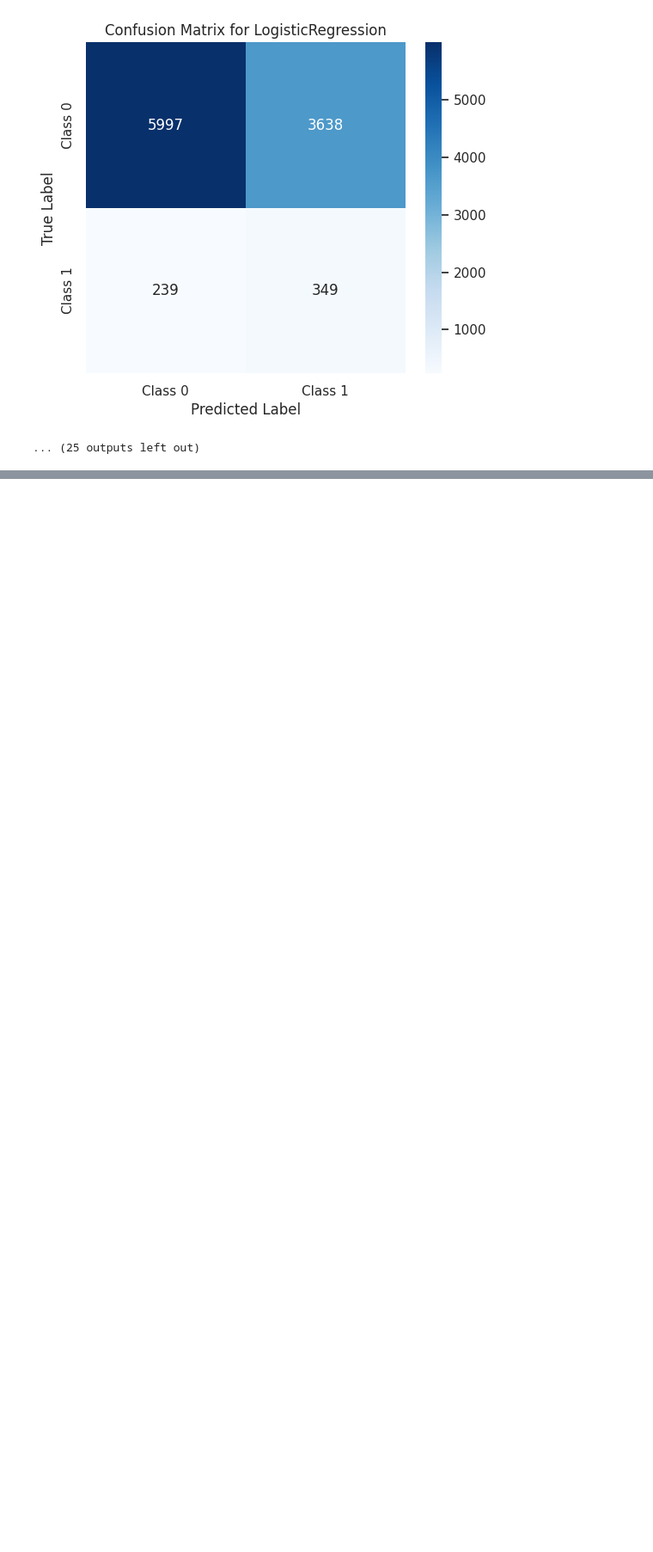
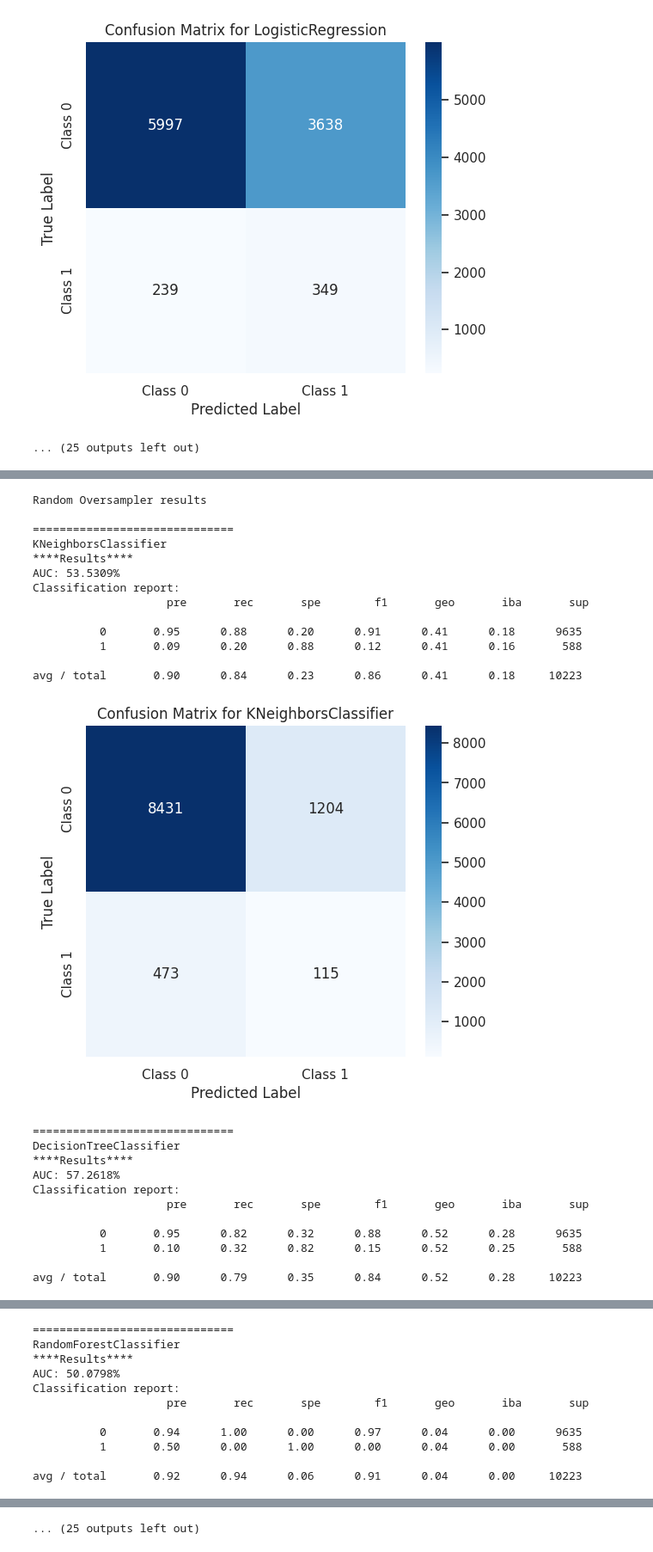
Before and after one commit to dev-69/MajorProject, a Jupyter notebook: OverSamplingNotebook.ipynb, the cells around one changed output, grey strips where cells are left out. Shown at 86% size. Drawn from its saved outputs; the diff is of its cells as text; code cells hidden in the pictures; blank space fills up the shorter version.

```diff
--- a/OverSamplingNotebook.ipynb
+++ b/OverSamplingNotebook.ipynb
@@ -871,0 +1223,42 @@ avg / total       0.91      0.62      0.60      0.72      0.61      0.37     102
+# %%
+def oversampling_results(X_ros, y_ros, X_smote, y_smote, X_adasyn, y_adasyn, X_test_vect, y_test):
+    """
+    Evaluate oversampling results using RandomOverSampler, SMOTE, and ADASYN.
+    """
+
+    print("Random Oversampler results \n")
+    classification(X_ros, y_ros, X_test_vect, y_test)
+
+    print("SMOTE results \n")
+    classification(X_smote, y_smote, X_test_vect, y_test)
+
+    print("ADASYN results \n")
+    classification(X_adasyn, y_adasyn, X_test_vect, y_test)
+# %%
+oversampling_results(X_ros, y_ros, X_smote, y_smote, X_adasyn, y_adasyn, X_test_vectors_word2vec, y_test)
+# %% [output]
+Random Oversampler results
+
+==============================
+KNeighborsClassifier
+****Results****
+AUC: 53.5309%
+Classification report:
+                    pre       rec       spe        f1       geo       iba       sup
+
+          0       0.95      0.88      0.20      0.91      0.41      0.18      9635
+          1       0.09      0.20      0.88      0.12      0.41      0.16       588
+
+avg / total       0.90      0.84      0.23      0.86      0.41      0.18     10223
+[figure, added]
+==============================
+DecisionTreeClassifier
+****Results****
+AUC: 57.2618%
+Classification report:
+                    pre       rec       spe        f1       geo       iba       sup
+
+          0       0.95      0.82      0.32      0.88      0.52      0.28      9635
+          1       0.10      0.32      0.82      0.15      0.52      0.25       588
+
+avg / total       0.90      0.79      0.35      0.84      0.52      0.28     10223
@@ -871,0 +1266,11 @@ avg / total       0.91      0.62      0.60      0.72      0.61      0.37     102
+==============================
+RandomForestClassifier
+****Results****
+AUC: 50.0798%
+Classification report:
+                    pre       rec       spe        f1       geo       iba       sup
+
+          0       0.94      1.00      0.00      0.97      0.04      0.00      9635
+          1       0.50      0.00      1.00      0.00      0.04      0.00       588
+
+avg / total       0.92      0.94      0.06      0.91      0.04      0.00     10223
@@ -871,0 +1314 @@ avg / total       0.91      0.62      0.60      0.72      0.61      0.37     102
+... (25 outputs left out)
```
Also changed, not shown: parts of 12 cells of this notebook.
